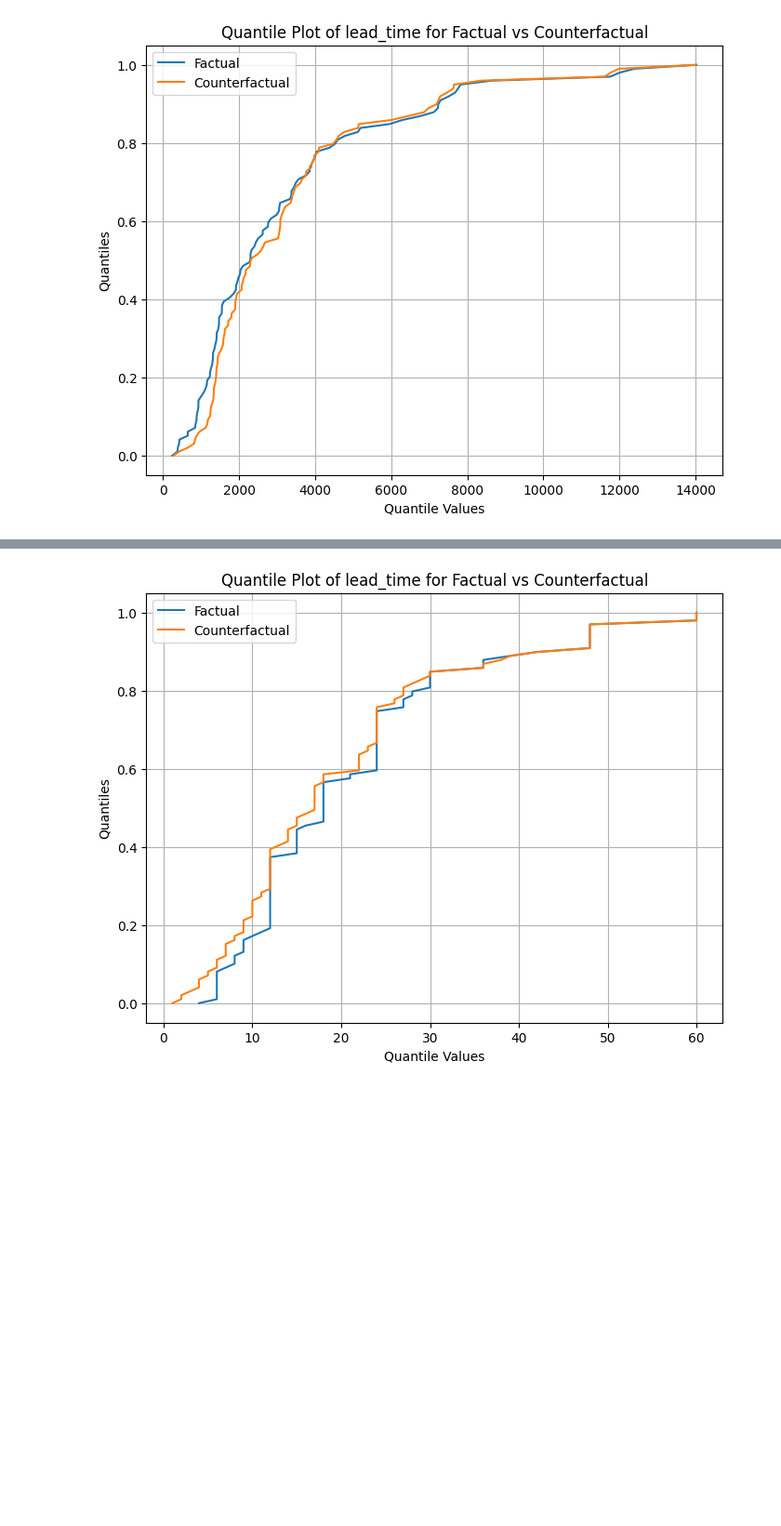
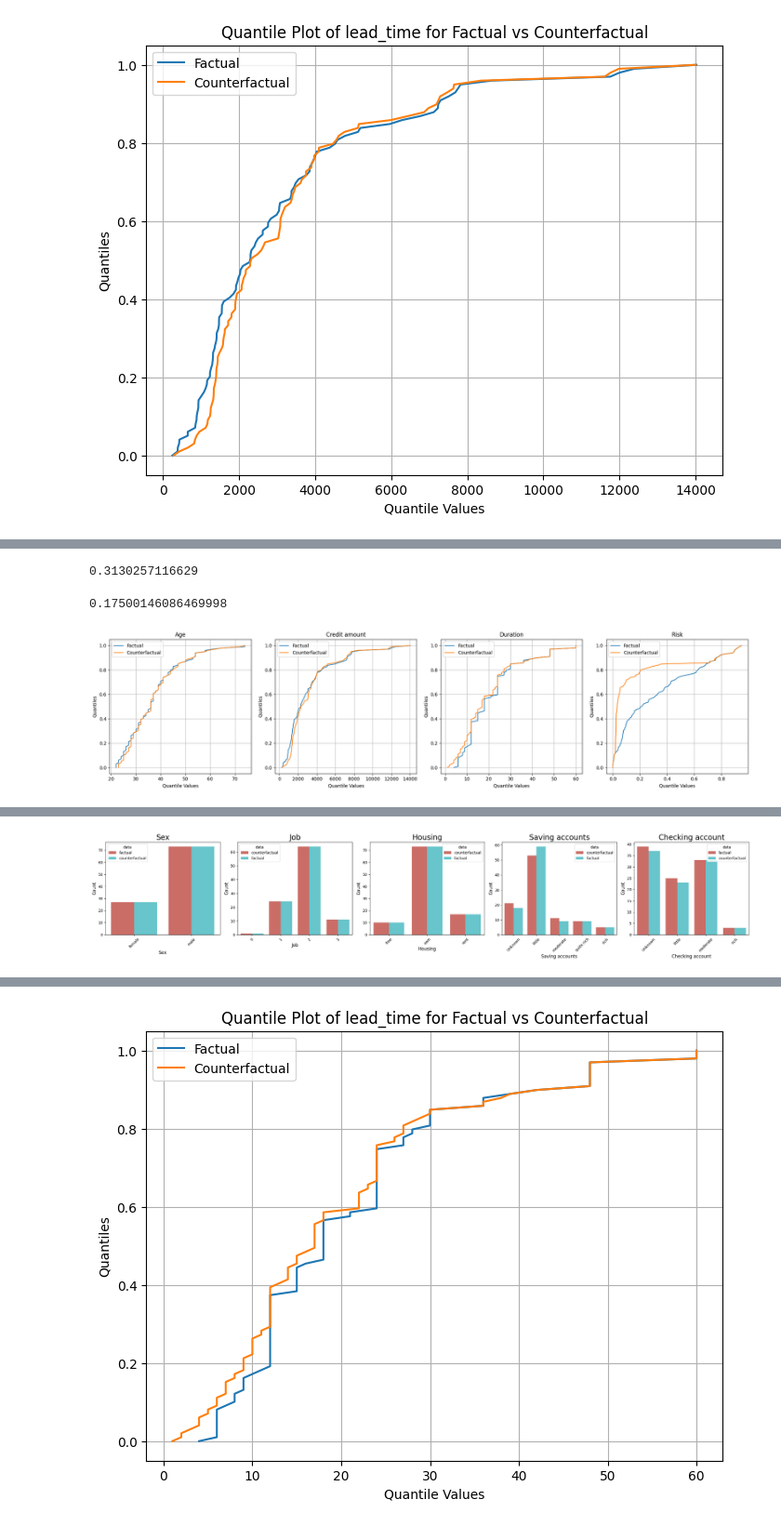
Before and after one commit to youlei202/distributional-counterfactual-explanation, a Jupyter notebook: analysis_german_credit.ipynb, the cells around one changed output, grey strips where cells are left out. Shown at 93% size. Saved outputs shown, nothing was run; the diff lists cells and outputs as text; code cells hidden in the pictures; blank space fills up the shorter version.

```diff
--- a/analysis_german_credit.ipynb
+++ b/analysis_german_credit.ipynb
@@ -107,0 +158,64 @@ Risk High credit amount: 0.4563758389261745
+# %%
+factual['Risk'].mean()
+# %% [output]
+0.3130257116629
+# %%
+counterfactual['Risk'].mean()
+# %% [output]
+0.17500146086469998
+# %%
+factual['data'] = 'factual'
+counterfactual['data'] = 'counterfactual'
+
+fcf = pd.concat([factual, counterfactual])
+
+def plot_quantile_ax(factual, counterfactual, column_name):
+    quantiles_factual = factual[column_name].quantile(np.linspace(0, 1, 100))
+    quantiles_counterfactual = counterfactual[column_name].quantile(np.linspace(0, 1, 100))
+
+    # Plot quantiles
+    plt.plot(quantiles_factual.values, np.linspace(0, 1, 100), label="Factual")
+    plt.plot(quantiles_counterfactual.values, np.linspace(0, 1, 100), label="Counterfactual")
+    plt.xlabel("Quantile Values")
+    plt.ylabel("Quantiles")
+    plt.title(f"{column_name}")
+    plt.legend()
+    plt.grid(True)
+
+# Assuming factual and counterfactual are pandas DataFrames with the same columns
+columns = ['Age', 'Credit amount', 'Duration', 'Risk']
+
+# Create a 3x4 subplot layout
+plt.figure(figsize=(20, 5))
+for i, column in enumerate(columns):
+    plt.subplot(1, 4, i+1)
+    plot_quantile_ax(factual, counterfactual, column)
+
+plt.tight_layout()
+plt.show()
+
+def hist_plot_ax(df, x, hue, title, ax):
+    g = sns.countplot(x=x, hue=hue, data=df.sort_values(by=x), palette="hls", ax=ax)
+    g.set_xticklabels(g.get_xticklabels(), rotation=45)
+    g.set_xlabel(x, fontsize=12)
+    g.set_ylabel("Count", fontsize=12)
+    g.set_title(title, fontsize=20)
+
+
+columns = ['Sex', 'Job', 'Housing', 'Saving accounts', 'Checking account']
+
+factual['is_cf'] = False
+counterfactual['is_cf'] = True
+
+fcf = pd.concat([factual, counterfactual])
+
+# Create a 3x4 subplot layout
+plt.figure(figsize=(25, 5))
+for i, column in enumerate(columns):
+    ax = plt.subplot(1, 5, i+1)
+    hist_plot_ax(fcf, column, 'data', column, ax)
+
+plt.tight_layout()
+plt.show()
+# %% [output]
+[figure, added]
@@ -107,0 +239 @@ Risk High credit amount: 0.4563758389261745
+[figure, added]
```
Also changed, not shown: parts of 34 cells of this notebook, 2 other files.
